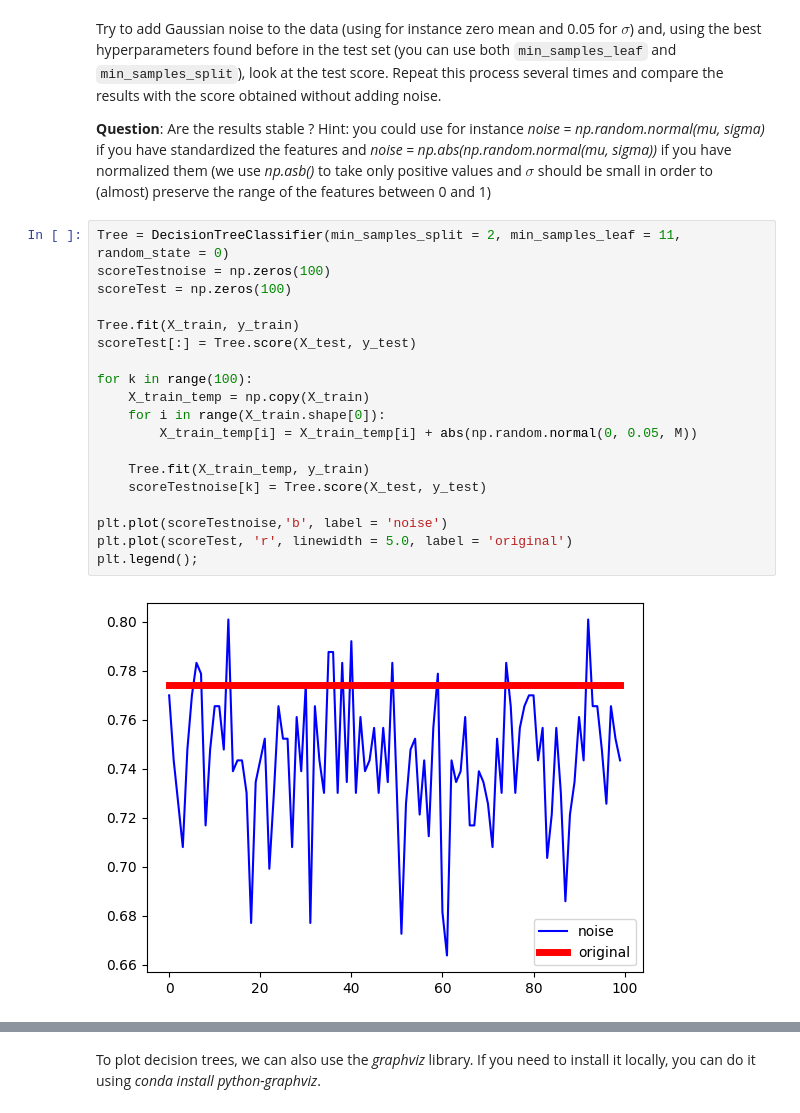
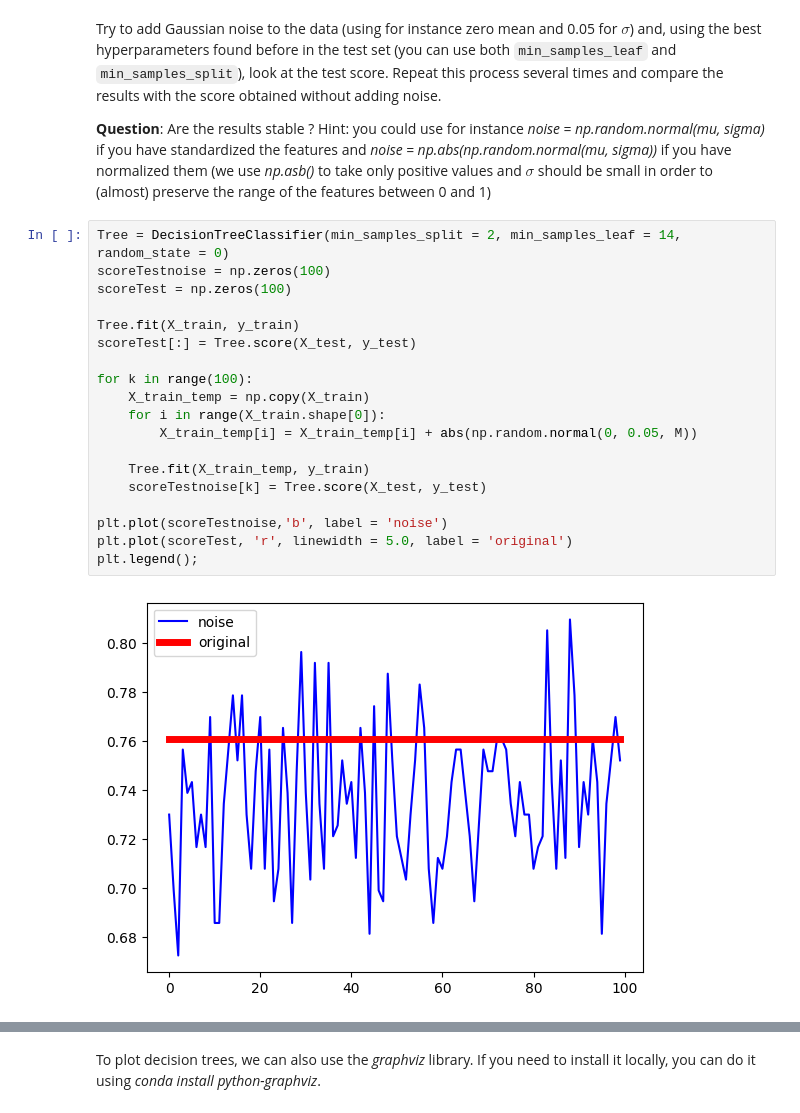
Before and after one commit to lmcastanedame/IMA205_TP5_Decision-Trees, a Jupyter notebook: TP_Trees_CASTANEDA.ipynb, the cells around one changed output, grey strips where cells are left out. Cells and saved outputs as stored; diff of their text form.

```diff
--- a/TP_Trees_CASTANEDA.ipynb
+++ b/TP_Trees_CASTANEDA.ipynb
@@ -180,23 +192,23 @@ Try to add Gaussian noise to the data (using for instance zero mean and 0.05 for
 
 **Question**: Are the results stable ? Hint: you could use for instance *noise = np.random.normal(mu, sigma)* if you have standardized the features and *noise = np.abs(np.random.normal(mu, sigma))* if you have normalized them (we use *np.asb()* to take only positive values and $\sigma$ should be small in order to (almost) preserve the range of the features between 0 and 1)
 # %%
-Tree = DecisionTreeClassifier(min_samples_split = 2, min_samples_leaf = 11, random_state = 0)
+Tree = DecisionTreeClassifier(min_samples_split = 2, min_samples_leaf = 14, random_state = 0)
 scoreTestnoise = np.zeros(100)
 scoreTest = np.zeros(100)
 
 Tree.fit(X_train, y_train)
 scoreTest[:] = Tree.score(X_test, y_test)
 
 for k in range(100):
     X_train_temp = np.copy(X_train)
     for i in range(X_train.shape[0]):
         X_train_temp[i] = X_train_temp[i] + abs(np.random.normal(0, 0.05, M))
 
     Tree.fit(X_train_temp, y_train)
     scoreTestnoise[k] = Tree.score(X_test, y_test)
 
 plt.plot(scoreTestnoise,'b', label = 'noise')
 plt.plot(scoreTest, 'r', linewidth = 5.0, label = 'original')
 plt.legend();
 # %% [output]
-[figure, old version]
+[figure, new version]
```
Also changed, not shown: parts of 48 cells of this notebook.
